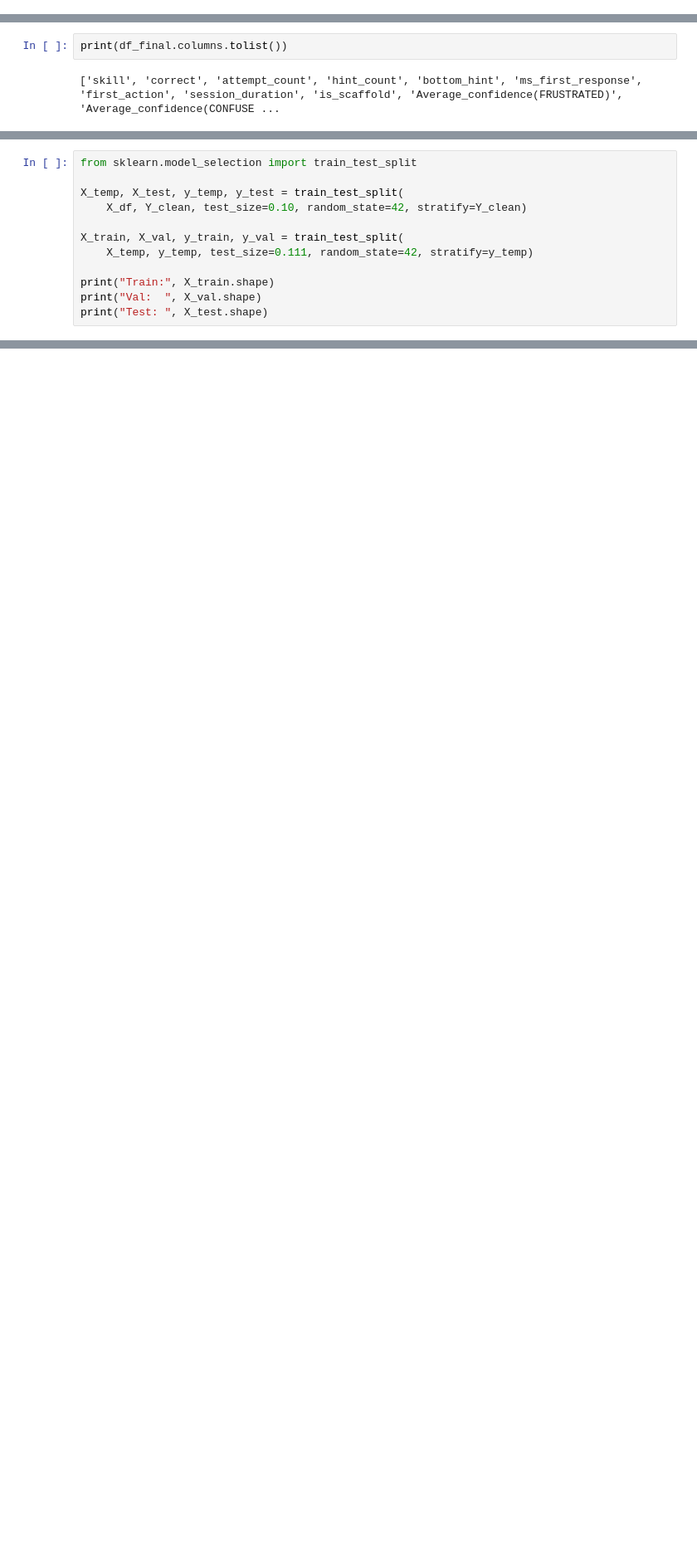
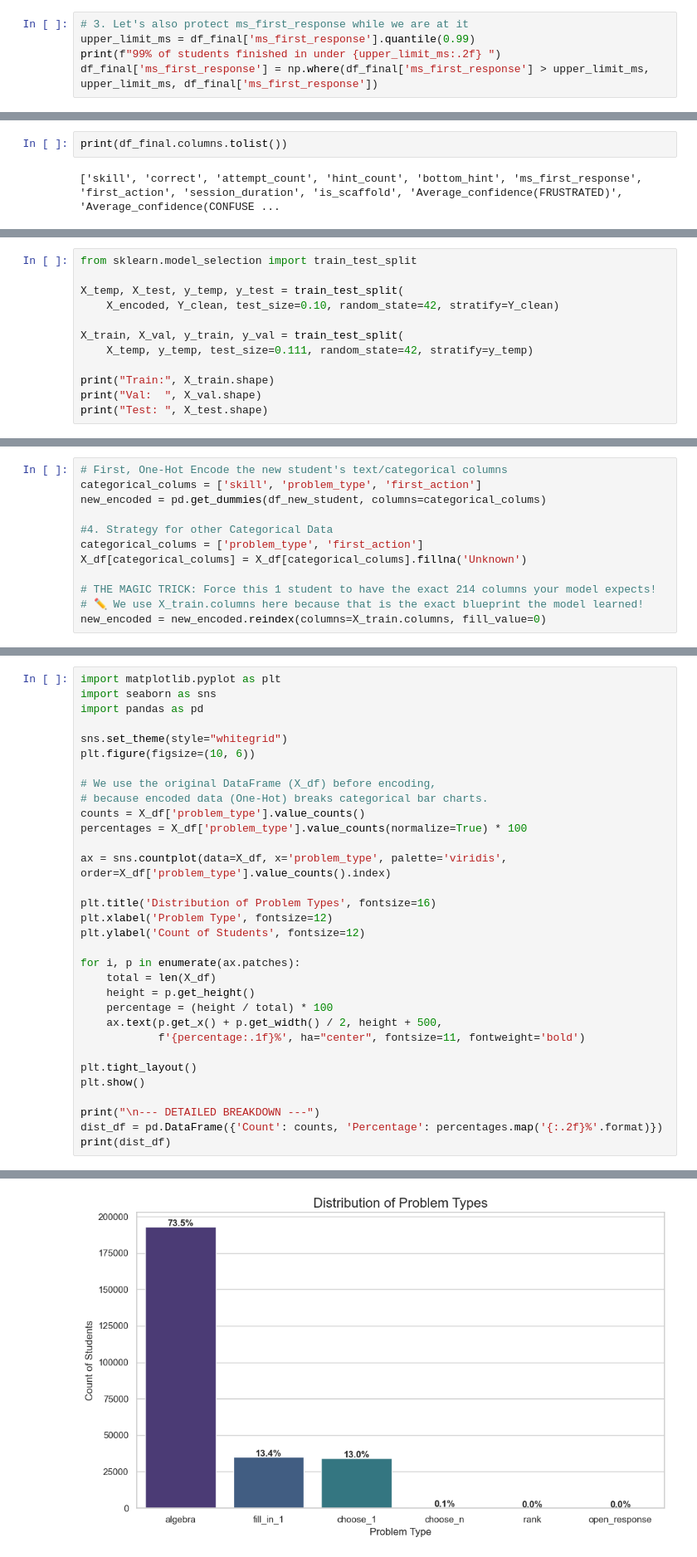
Before and after one commit to Maheeshasamarasinhe/AI-sem-6, a Jupyter notebook: SEM6 -AI.ipynb, the cells around one changed output, grey strips where cells are left out. Shown at 83% size. Saved outputs shown, nothing was run; the diff lists cells and outputs as text; blank space fills up the shorter version.

```diff
--- a/SEM6 -AI.ipynb
+++ b/SEM6 -AI.ipynb
@@ -72,0 +301,5 @@ df_final = df_sampled[final_columns].copy()
+# %%
+# 3. Let's also protect ms_first_response while we are at it
+upper_limit_ms = df_final['ms_first_response'].quantile(0.99)
+print(f"99% of students finished in under {upper_limit_ms:.2f} ")
+df_final['ms_first_response'] = np.where(df_final['ms_first_response'] > upper_limit_ms, upper_limit_ms, df_final['ms_first_response'])
@@ -299,7 +518,7 @@ Class 1.0: 183582 samples
 from sklearn.model_selection import train_test_split
 
 X_temp, X_test, y_temp, y_test = train_test_split(
-    X_df, Y_clean, test_size=0.10, random_state=42, stratify=Y_clean)
+    X_encoded, Y_clean, test_size=0.10, random_state=42, stratify=Y_clean)
 
 X_train, X_val, y_train, y_val = train_test_split(
     X_temp, y_temp, test_size=0.111, random_state=42, stratify=y_temp)
@@ -528,0 +843,12 @@ Restoring model weights from the end of the best epoch: 31.
+# %%
+# First, One-Hot Encode the new student's text/categorical columns
+categorical_colums = ['skill', 'problem_type', 'first_action']
+new_encoded = pd.get_dummies(df_new_student, columns=categorical_colums)
+
+#4. Strategy for other Categorical Data
+categorical_colums = ['problem_type', 'first_action']
+X_df[categorical_colums] = X_df[categorical_colums].fillna('Unknown')
+
+# THE MAGIC TRICK: Force this 1 student to have the exact 214 columns your model expects!
+# ✏️ We use X_train.columns here because that is the exact blueprint the model learned!
+new_encoded = new_encoded.reindex(columns=X_train.columns, fill_value=0)
@@ -528,0 +1071,33 @@ Restoring model weights from the end of the best epoch: 31.
+# %%
+import matplotlib.pyplot as plt
+import seaborn as sns
+import pandas as pd
+
+sns.set_theme(style="whitegrid")
+plt.figure(figsize=(10, 6))
+
+# We use the original DataFrame (X_df) before encoding,
+# because encoded data (One-Hot) breaks categorical bar charts.
+counts = X_df['problem_type'].value_counts()
+percentages = X_df['problem_type'].value_counts(normalize=True) * 100
+
+ax = sns.countplot(data=X_df, x='problem_type', palette='viridis', order=X_df['problem_type'].value_counts().index)
+
+plt.title('Distribution of Problem Types', fontsize=16)
+plt.xlabel('Problem Type', fontsize=12)
+plt.ylabel('Count of Students', fontsize=12)
+
+for i, p in enumerate(ax.patches):
+    total = len(X_df)
+    height = p.get_height()
+    percentage = (height / total) * 100
+    ax.text(p.get_x() + p.get_width() / 2, height + 500,
+            f'{percentage:.1f}%', ha="center", fontsize=11, fontweight='bold')
+
+plt.tight_layout()
+plt.show()
+
+print("\n--- DETAILED BREAKDOWN ---")
+dist_df = pd.DataFrame({'Count': counts, 'Percentage': percentages.map('{:.2f}%'.format)})
+print(dist_df)
+# %% [output]
@@ -528,0 +1107 @@ Restoring model weights from the end of the best epoch: 31.
+[figure, added]
```
Also changed, not shown: parts of 117 cells of this notebook, 4 other files.
